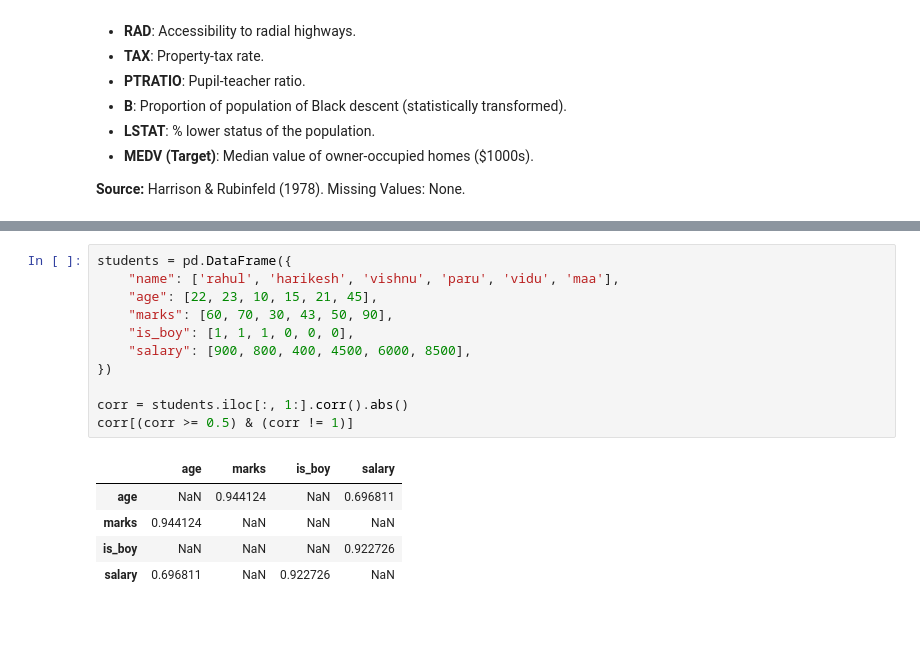
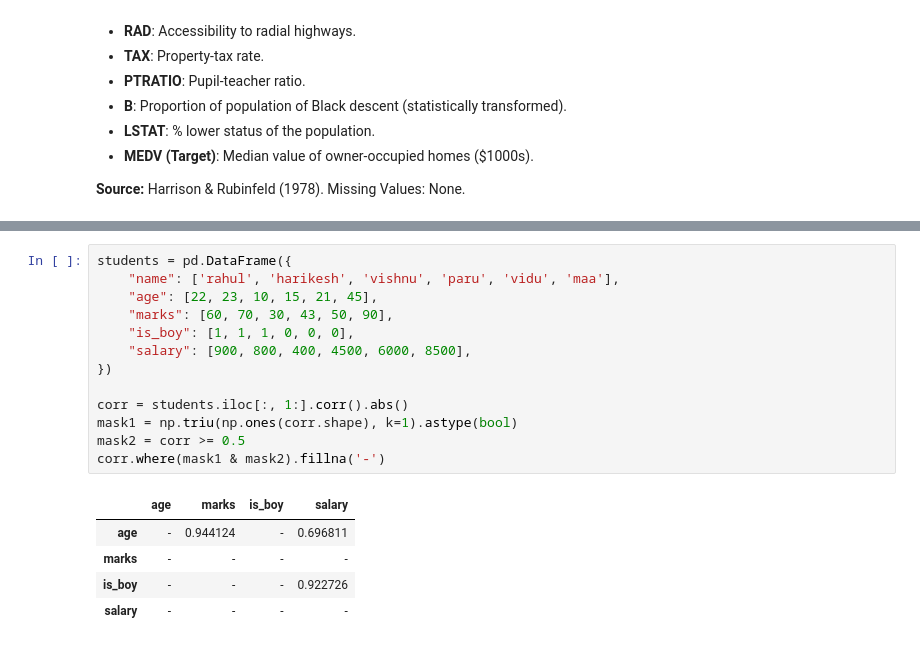
Before and after one commit to k26rahul/machine-learning-practice, a Jupyter notebook: boston-housing/boston-housing.ipynb, the cells around one changed output, grey strips where cells are left out. Drawn from its saved outputs; the diff is of its cells as text.

```diff
--- a/boston-housing/boston-housing.ipynb
+++ b/boston-housing/boston-housing.ipynb
@@ -310,17 +316,19 @@ Name: count, dtype: int64
 # %%
 students = pd.DataFrame({
     "name": ['rahul', 'harikesh', 'vishnu', 'paru', 'vidu', 'maa'],
     "age": [22, 23, 10, 15, 21, 45],
     "marks": [60, 70, 30, 43, 50, 90],
     "is_boy": [1, 1, 1, 0, 0, 0],
     "salary": [900, 800, 400, 4500, 6000, 8500],
 })
 
 corr = students.iloc[:, 1:].corr().abs()
-corr[(corr >= 0.5) & (corr != 1)]
+mask1 = np.triu(np.ones(corr.shape), k=1).astype(bool)
+mask2 = corr >= 0.5
+corr.where(mask1 & mask2).fillna('-')
 # %% [output]
 |  | age | marks | is_boy | salary |
-| age | NaN | 0.944124 | NaN | 0.696811 |
-| marks | 0.944124 | NaN | NaN | NaN |
-| is_boy | NaN | NaN | NaN | 0.922726 |
-| salary | 0.696811 | NaN | 0.922726 | NaN |
+| age | - | 0.944124 | - | 0.696811 |
+| marks | - | - | - | - |
+| is_boy | - | - | - | 0.922726 |
+| salary | - | - | - | - |
```
Also changed, not shown: parts of 7 cells of this notebook.
